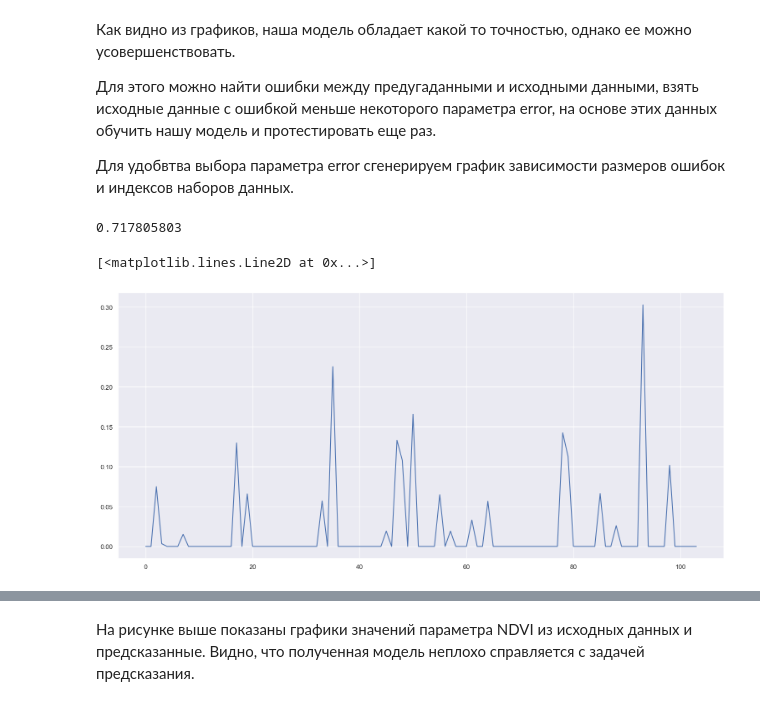
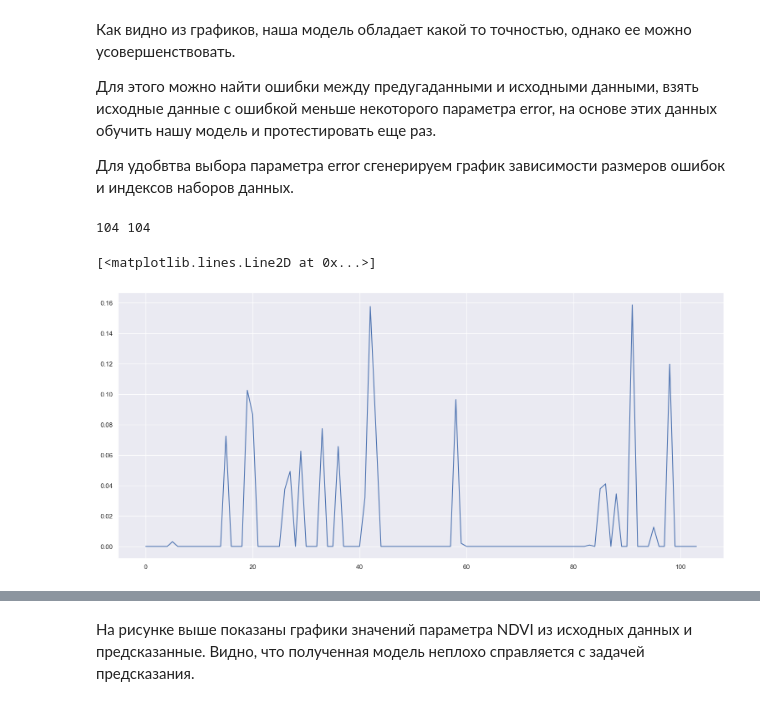
Before and after one commit to CepbluKot/ecology_ml, a Jupyter notebook: ecology_ml_w_data_filter.ipynb, the cells around one changed output, grey strips where cells are left out. Saved outputs shown, nothing was run; the diff lists cells and outputs as text; code cells hidden in the pictures.

```diff
--- a/ecology_ml_w_data_filter.ipynb
+++ b/ecology_ml_w_data_filter.ipynb
@@ -515,19 +415,2 @@ dict_keys(['pHKCl', 'Zn мг/кг', 'pHH20', 'Mn мг/кг', 'Ca ммоль-эк
 
 На основе этих параметров и алгоритма создадим модель и протестируем ее нанашем датасете.
-# %%
-X=df[optimal_features]
-Y=df['NDVI']
-
-
-X_train, X_test, Y_train, Y_test  = train_test_split(X, Y, test_size = 0.20, shuffle = True)
-
-LR = ExtraTreesRegressor()
-LR.fit(X_train, Y_train)				#Обучаем модель
-Y_LR = LR.predict(X_test)				#Предсказываем значения для выборки
-
-# print('fakescore', LR.score(X_train, Y_train))
-
-
-# print ('MAE:', round (mean_absolute_error(Y_test, Y_LR),3))		#Метрики
-# print ('√MSE:', round (mean_squared_error(Y_test, Y_LR)**(1/2),3))
-print (f'R2_score for {len(rfe_features)}: ', round (r2_score(Y_test, Y_LR),3))
@@ -535,0 +417,6 @@ R2_score for 16:  0.263
+# %%
+
+X_train, X_test, Y_train, Y_test  = train_test_split(X, Y, test_size = 0.20, shuffle = True)
+
+ETR = ExtraTreesRegressor()
+ETR.fit(X_train, Y_train)				#Обучаем модель
@@ -536,16 +425,15 @@ R2_score for 16:  0.263
 # %% [markdown]
 Сгенерируем график истиных значений и значений, предугаданных моделью.
 # %%
-predicted_NDVI = LR.predict(X)
-real_NDVI = df['NDVI']
+predicted = ETR.predict(X)
+real = df['NDVI']
 
 fig = plt.figure()
 fig.set_figwidth(20)
 fig.set_figheight(10)
-plt.title("NDVI почвы, линейная аппроксимация")
 
-plt.plot(real_NDVI, label="истинное")
-plt.plot(predicted_NDVI, label="предсказанное")
+plt.plot(real, label="real")
+plt.plot(predicted, label="predicted")
 
 plt.legend()
 plt.show()
@@ -558,15 +446,16 @@ plt.show()
 
 Для удобвтва выбора параметра error сгенерируем график зависимости размеров ошибок и индексов наборов данных.
 # %%
-eror_list = []
-print(real_NDVI[8])
-for x in range(0, len(real_NDVI)):
-    eror = abs(real_NDVI[x] - predicted_NDVI[x])
-    eror_list.append(eror)
+errors = []
 
-plt.plot(eror_list)
+print(len(predicted), len(real))
+
+for x in range(0, len(real)):
+    errors.append(abs(real[x] - predicted[x]))
+
+plt.plot(errors)
 # %% [output]
-0.717805803
+104 104
 [<matplotlib.lines.Line2D at 0x...>]
-[figure, old version]
+[figure, new version]
 # %%
```
Also changed, not shown: parts of 21 cells of this notebook.
